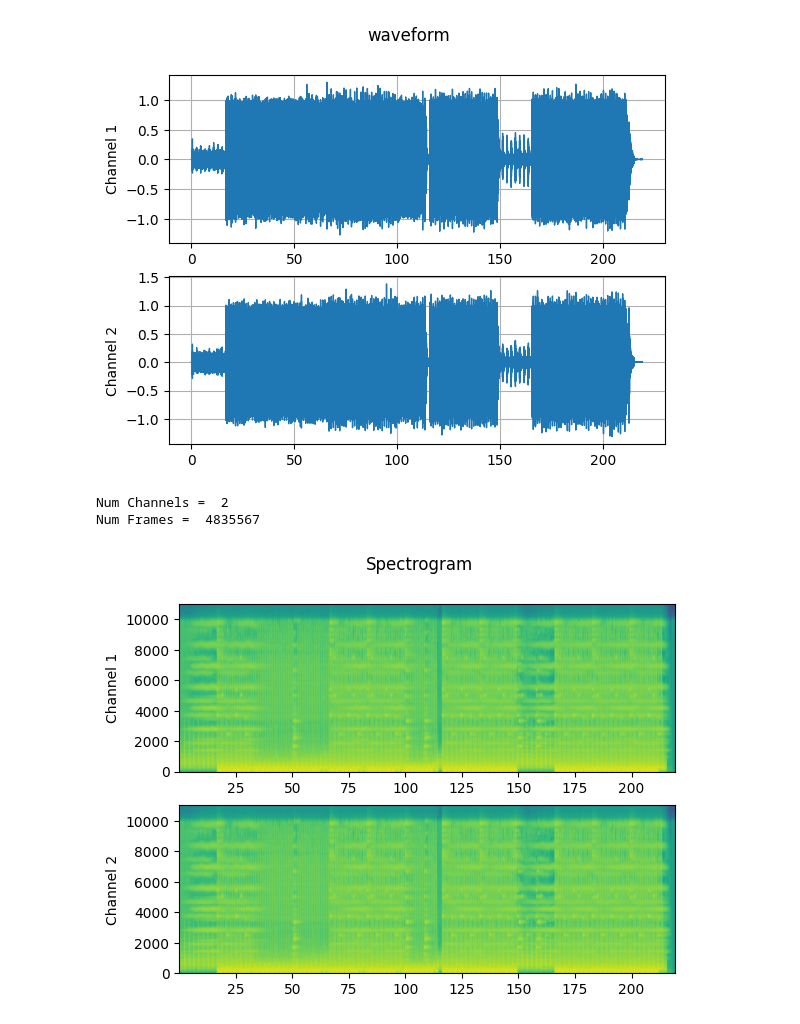
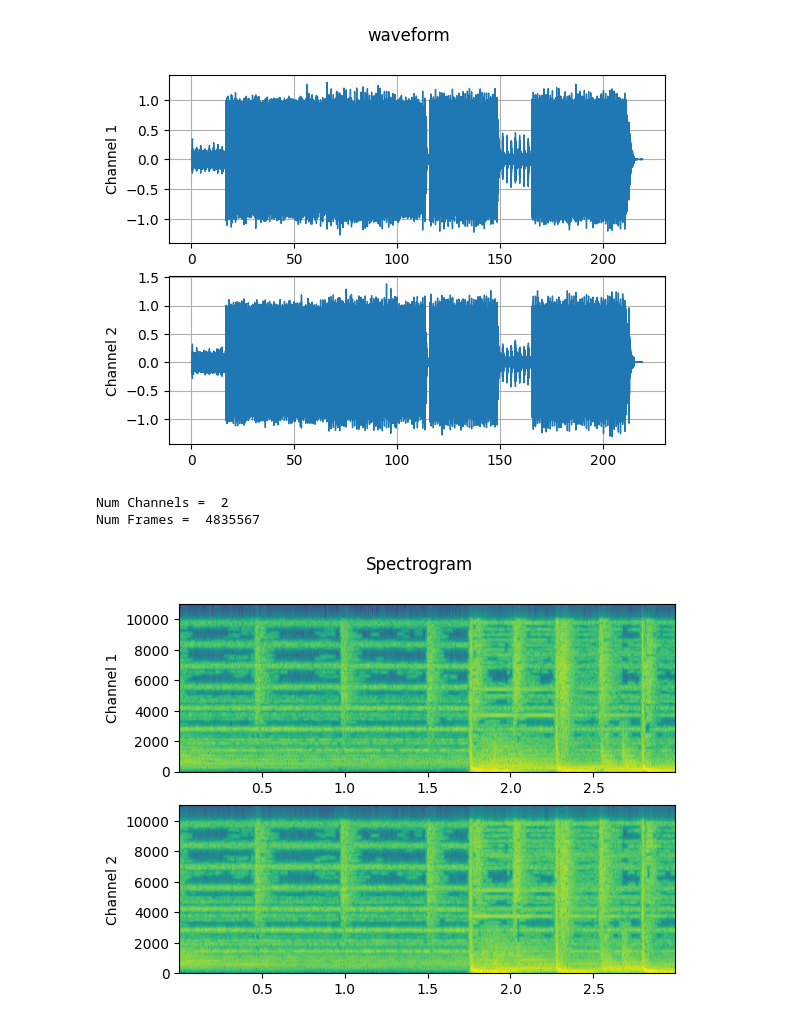
Before and after one commit to joshuamhtsang/basketball_highlight_generator_v1, a Jupyter notebook: beat_detection/beat_detection.ipynb, the cells around one changed output. Drawn from its saved outputs; the diff is of its cells as text; code cells hidden in the pictures.

```diff
--- a/beat_detection/beat_detection.ipynb
+++ b/beat_detection/beat_detection.ipynb
@@ -80,8 +88,8 @@ def plot_specgram(waveform, sample_rate, title="Spectrogram", start_time=0, end_
             axes[c].set_ylabel(f"Channel {c+1}")
     figure.suptitle(title)
 # %%
-plot_specgram(waveform, sample_rate, start_time=0, end_time=20)
+plot_specgram(waveform, sample_rate, start_time=15, end_time=18)
 # %% [output]
 Num Channels =  2
 Num Frames =  4835567
-[figure, old version]
+[figure, new version]
```
Also changed, not shown: parts of 8 cells of this notebook.
